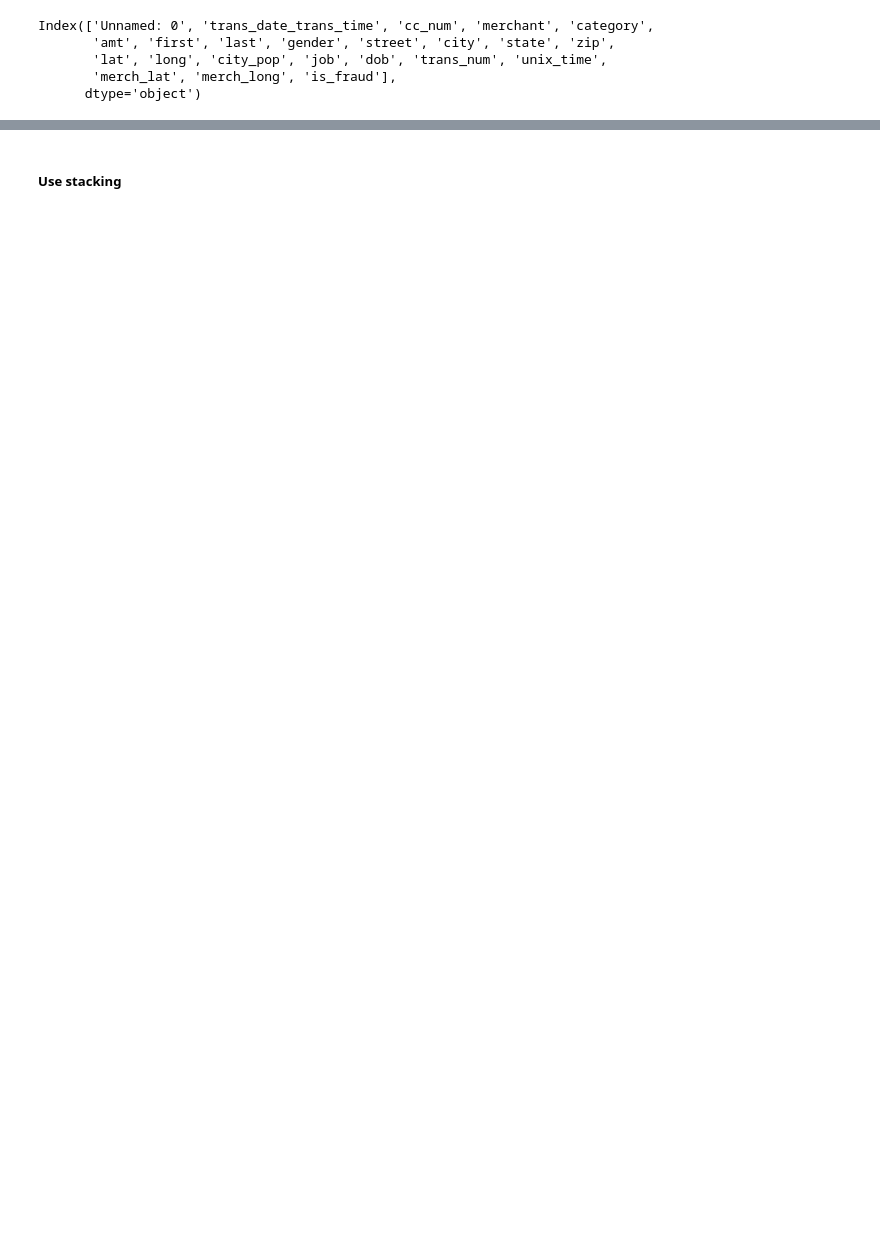
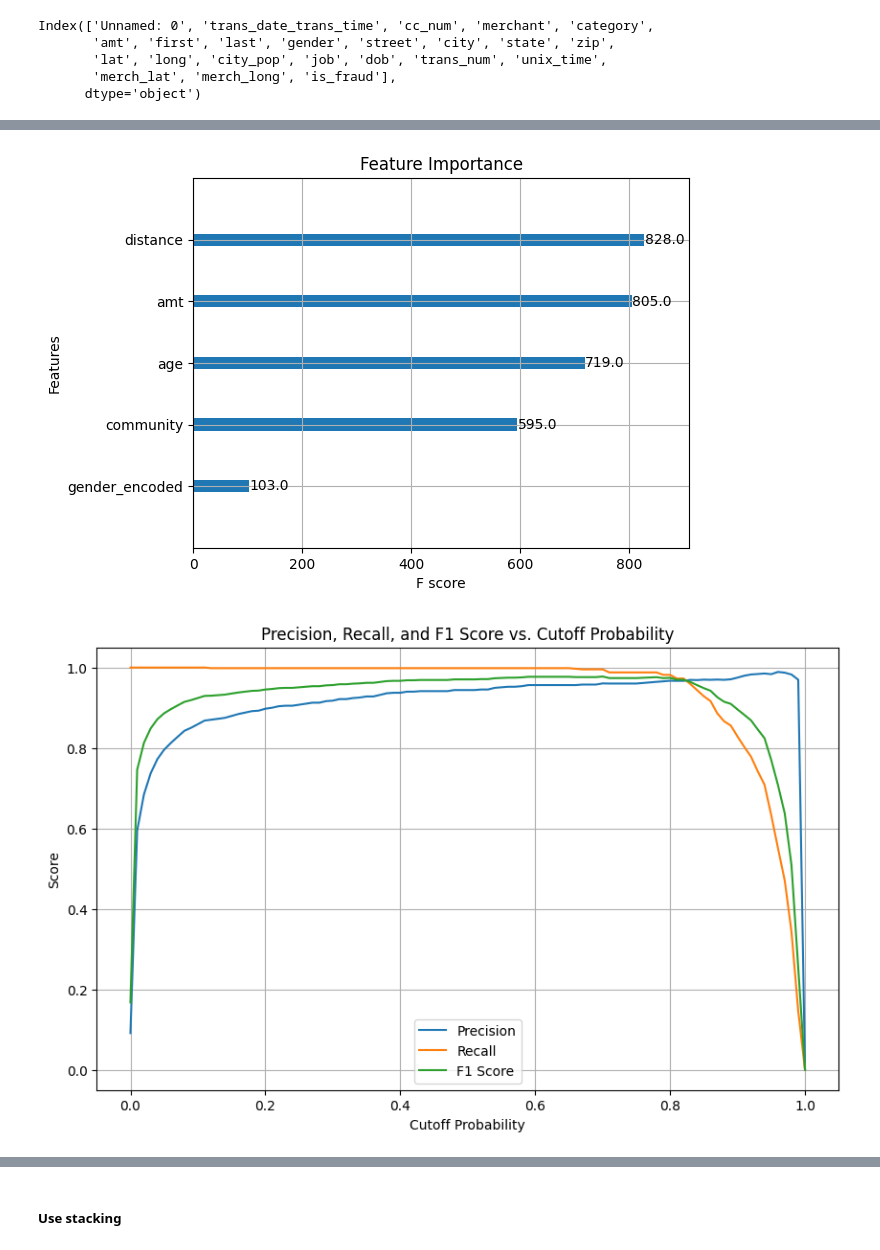
Before and after one commit to Dhaneshkp/GraphML, a Jupyter notebook: Fraudulent transactions-Copy1.ipynb, the cells around one changed output, grey strips where cells are left out. Saved outputs shown, nothing was run; the diff lists cells and outputs as text; code cells hidden in the pictures; blank space fills up the shorter version.

```diff
--- a/Fraudulent transactions-Copy1.ipynb
+++ b/Fraudulent transactions-Copy1.ipynb
@@ -255,0 +470,72 @@ plt.show()
+# %%
+
+df_majority = train_df[train_df.is_fraud==0]
+df_minority = train_df[train_df.is_fraud==1]
+
+# Upsample minority class
+from sklearn.utils import resample
+df_minority_upsampled = resample(df_minority,
+                                 replace=True,     # sample with replacement
+                                 n_samples=int(0.1*len(train_df)),    # to match majority class
+                                 random_state=123) # reproducible results
+
+# Combine majority class with upsampled minority class
+train_df_upsampled = pd.concat([df_majority, df_minority_upsampled])
+
+# Display new class counts
+train_df_upsampled.is_fraud.value_counts()
+
+
+le = LabelEncoder()
+train_df_upsampled['gender_encoded'] = le.fit_transform(train_df_upsampled['gender'])
+
+X =  train_df_upsampled[['amt', 'distance', 'age', 'gender_encoded','community']]
+y = train_df_upsampled['is_fraud']
+
+X_train, X_val, y_train, y_val = train_test_split(X, y, test_size=0.2, random_state=42)
+
+# Initialize and train the XGBoost model
+model = xgb.XGBClassifier(random_state=42, enable_categorical=True)
+model.fit(X_train, y_train)
+y_val_pred = model.predict(X_val)
+
+print(f"classification report \n {classification_report(y_val, y_val_pred)}")
+print(f"confusion_matrix \n {confusion_matrix(y_val, y_val_pred)}")
+
+xgb.plot_importance(model)
+plt.title('Feature Importance')
+plt.show()
+
+y_val_pred_proba = model.predict_proba(X_val)[:, 1]
+cutoffs = np.linspace(0, 1, 101)
+precision = []
+recall = []
+f1 = []
+
+for cutoff in cutoffs:
+    y_val_pred = (y_val_pred_proba >= cutoff).astype(int)
+    precision.append(precision_score(y_val, y_val_pred))
+    recall.append(recall_score(y_val, y_val_pred))
+    f1.append(f1_score(y_val, y_val_pred))
+
+plt.figure(figsize=(10, 6))
+plt.plot(cutoffs, precision, label='Precision')
+plt.plot(cutoffs, recall, label='Recall')
+plt.plot(cutoffs, f1, label='F1 Score')
+plt.xlabel('Cutoff Probability')
+plt.ylabel('Score')
+plt.title('Precision, Recall, and F1 Score vs. Cutoff Probability')
+plt.legend()
+plt.grid(True)
+plt.show()
+
+best_cutoff = cutoffs[np.argmax(f1)]
+print(f"Best cutoff for F1 Score: {best_cutoff}")
+
+y_val_pred = (y_val_pred_proba >= best_cutoff).astype(int)
+print(classification_report(y_val,y_val_pred))
+
+xgb.plot_importance(model)
+plt.title('Feature Importance')
+plt.show()
+# %% [output]
@@ -255,0 +555,2 @@ plt.show()
+[figure, added]
+[figure, added]
```
Also changed, not shown: parts of 21 cells of this notebook.
